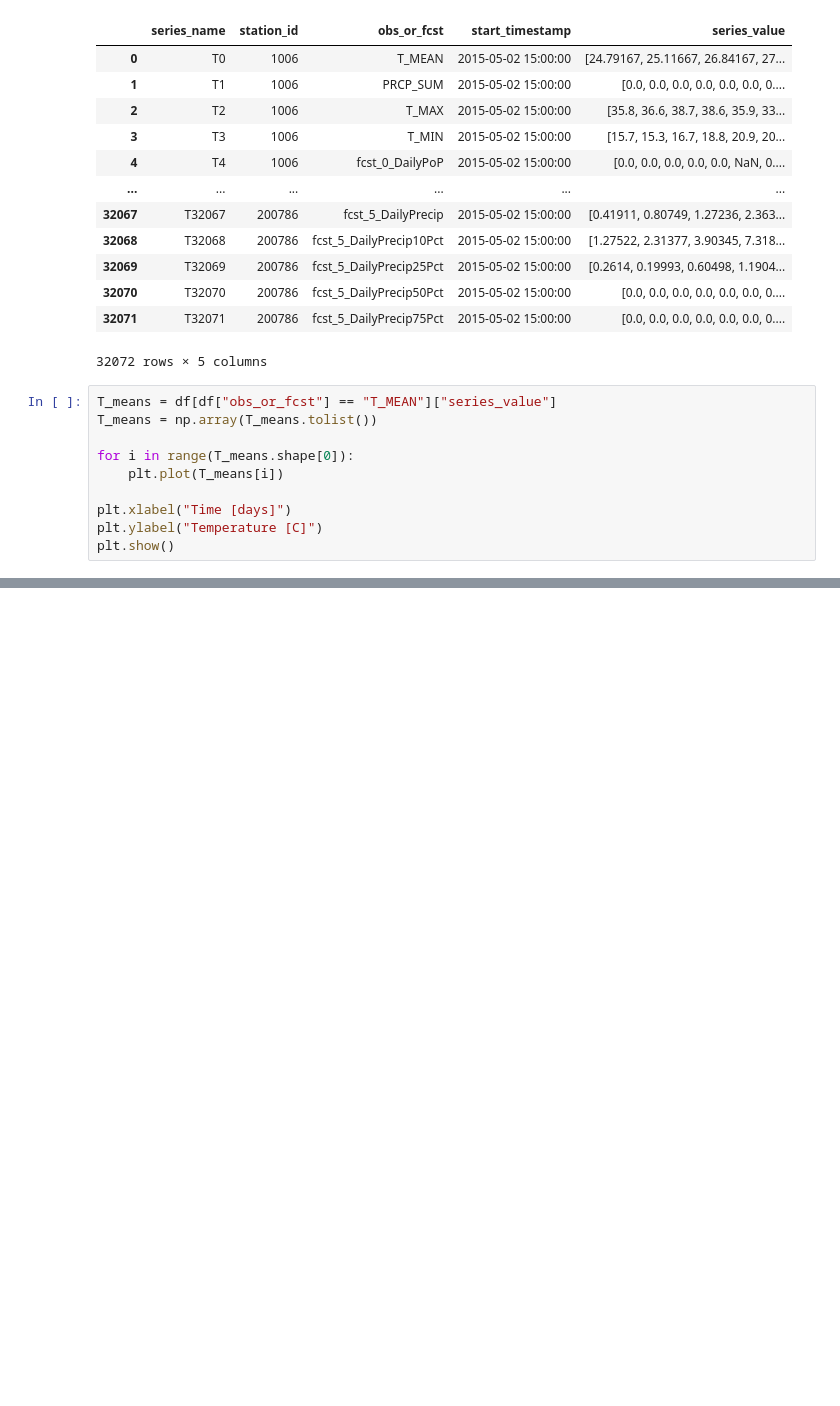
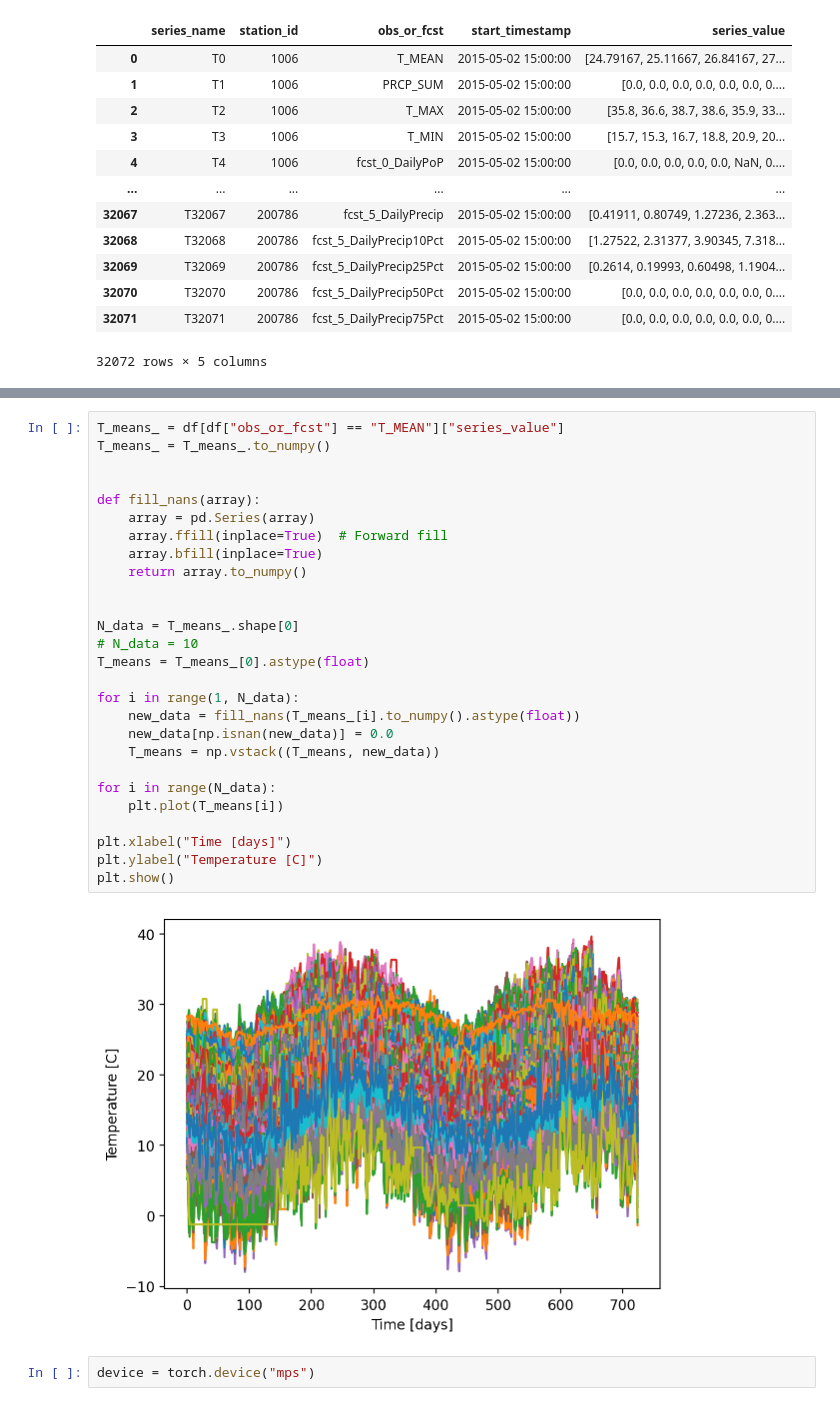
Before and after one commit to tedwards2412/TimeTransformers, a Jupyter notebook: Monash_data_prep.ipynb, the cells around one changed output, grey strips where cells are left out. Saved outputs shown, nothing was run; the diff lists cells and outputs as text; blank space fills up the shorter version.

Commit message:
first working example of real time series

```diff
--- a/Monash_data_prep.ipynb
+++ b/Monash_data_prep.ipynb
@@ -211,13 +218,3 @@ df
 | 32070 | T32070 | 200786 | fcst_5_DailyPrecip50Pct | 2015-05-02 15:00:00 | [0.0, 0.0, 0.0, 0.0, 0.0, 0.0, 0.... |
 | 32071 | T32071 | 200786 | fcst_5_DailyPrecip75Pct | 2015-05-02 15:00:00 | [0.0, 0.0, 0.0, 0.0, 0.0, 0.0, 0.... |
 32072 rows × 5 columns
-# %%
-T_means = df[df["obs_or_fcst"] == "T_MEAN"]["series_value"]
-T_means = np.array(T_means.tolist())
-
-for i in range(T_means.shape[0]):
-    plt.plot(T_means[i])
-
-plt.xlabel("Time [days]")
-plt.ylabel("Temperature [C]")
-plt.show()
@@ -278,0 +221,31 @@ torch.Size([2, 512, 1])
+# %%
+T_means_ = df[df["obs_or_fcst"] == "T_MEAN"]["series_value"]
+T_means_ = T_means_.to_numpy()
+
+
+def fill_nans(array):
+    array = pd.Series(array)
+    array.ffill(inplace=True)  # Forward fill
+    array.bfill(inplace=True)
+    return array.to_numpy()
+
+
+N_data = T_means_.shape[0]
+# N_data = 10
+T_means = T_means_[0].astype(float)
+
+for i in range(1, N_data):
+    new_data = fill_nans(T_means_[i].to_numpy().astype(float))
+    new_data[np.isnan(new_data)] = 0.0
+    T_means = np.vstack((T_means, new_data))
+
+for i in range(N_data):
+    plt.plot(T_means[i])
+
+plt.xlabel("Time [days]")
+plt.ylabel("Temperature [C]")
+plt.show()
+# %% [output]
+[figure, added]
+# %%
+device = torch.device("mps")
```
Also changed, not shown: parts of 13 cells of this notebook, 1 other file.
